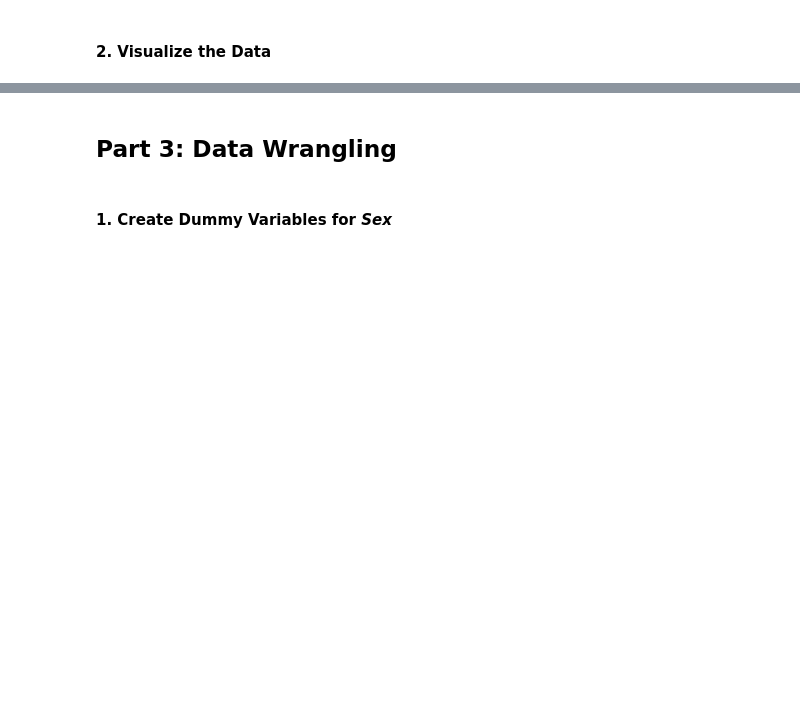
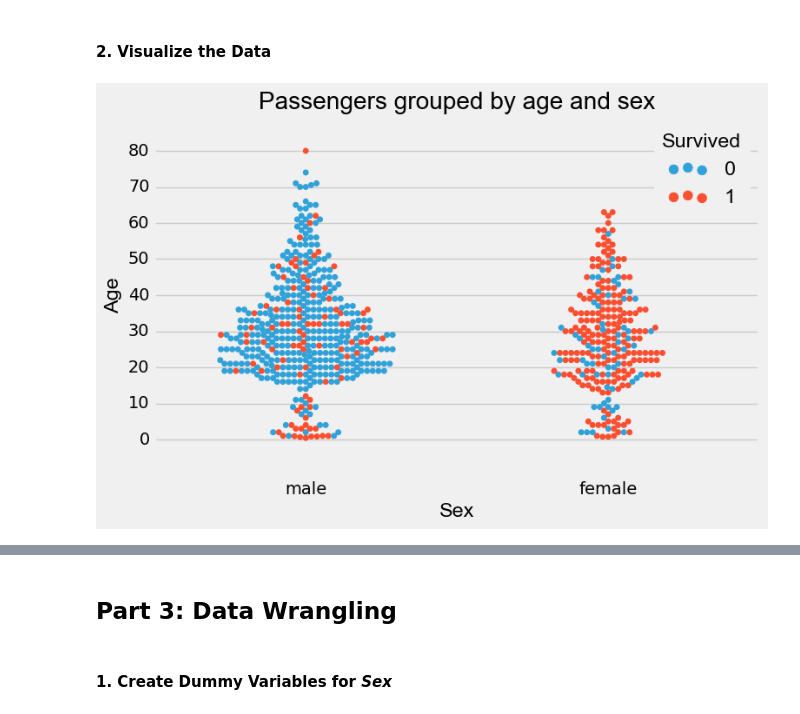
Before and after one commit to spockl/ga-dsi-1, a Jupyter notebook: projects/projects-weekly/project-05/code/starter-code/project-5-jocelyn-ong.ipynb, the cells around one changed output, grey strips where cells are left out. Cells and saved outputs as stored; diff of their text form; code cells hidden in the pictures; blank space fills up the shorter version.

```diff
--- a/projects/projects-weekly/project-05/code/starter-code/project-5-jocelyn-ong.ipynb
+++ b/projects/projects-weekly/project-05/code/starter-code/project-5-jocelyn-ong.ipynb
@@ -11,2 +13,4 @@ from pandas.io import sql
 
 %matplotlib inline
+# %%
+plt.style.use('fivethirtyeight')
@@ -22,2 +87,11 @@ password: gastudents
+# %%
+# Method 2: Using psycopg2
+# Try and except used so that an error message is thrown up when the connection cannot be made
+# psycopg2.connect("dbname, user, host, password") creates the connection to the database
+try:
+    conn = psycopg2.connect("dbname='titanic' user='dsi_student'\
+    host='dsi.c20gkj5cvu3l.us-east-1.rds.amazonaws.com' password='gastudents'")
+except:
+    print "I am unable to connect to the database"
 # %% [markdown]
 #### 2. Query the database and aggregate the data
@@ -23,0 +112,4 @@ password: gastudents
+# %%
+# The pandas read_sql function takes the result of an SQL query and saves it to a dataframe
+# pd.read_sql(sql_query, con) - con refers to the connection to the database
+df = pd.read_sql('SELECT * FROM train', con=conn)
@@ -30,2 +197,12 @@ password: gastudents
 # %% [markdown]
 #### 2. Visualize the Data
+# %%
+# Swarm plot of showing the number of passengers who survived grouped by age and sex
+
+print # Just for an extra space
+plt.subplots(figsize=(8,5));
+sns.swarmplot(x="Sex", y="Age", hue="Survived", data=df);
+plt.title('Passengers grouped by age and sex');
+plt.yticks(np.arange(0,90,10));
+# %% [output]
+[figure, added]
```
Also changed, not shown: parts of 46 cells of this notebook, 2 other files.
